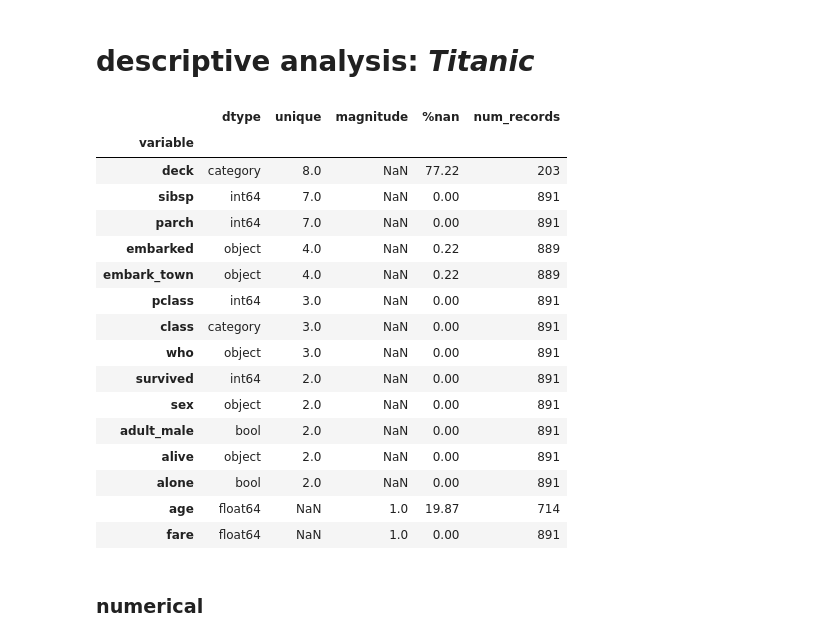
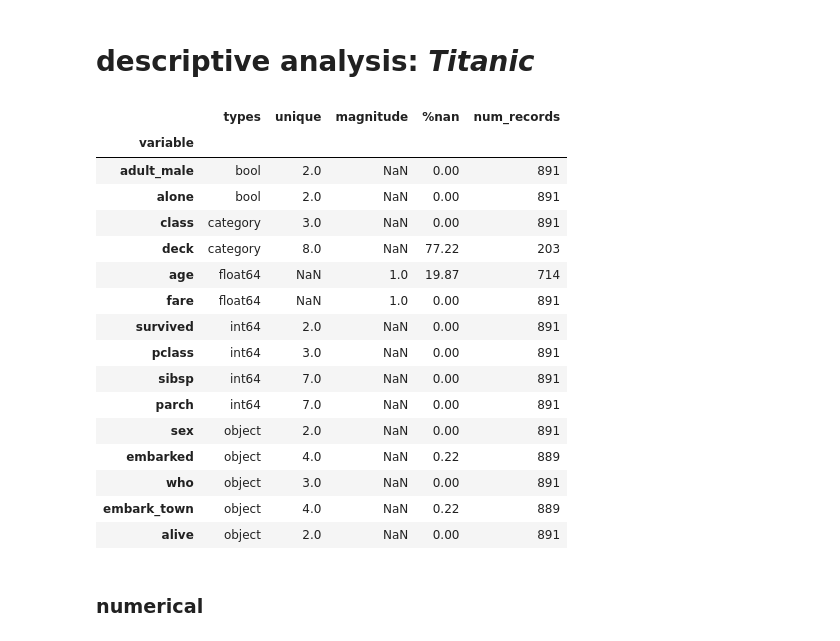
Before and after one commit to jmquintana79/utilsDS, a Jupyter notebook: notebooks/analysis/EDA/EDA-describe/notebook-EDA_describe.ipynb, the cells around one changed output. Saved outputs shown, nothing was run; the diff lists cells and outputs as text; code cells hidden in the pictures.

```diff
--- a/notebooks/analysis/EDA/EDA-describe/notebook-EDA_describe.ipynb
+++ b/notebooks/analysis/EDA/EDA-describe/notebook-EDA_describe.ipynb
@@ -89,22 +89,23 @@ data.shape
 # %% [markdown]
 # descriptive analysis: *Titanic*
 # %%
-info(data)
+dfinfo = info(data)
+dfinfo
 # %% [output]
-|  | dtype | unique | magnitude | %nan | num_records |
+|  | types | unique | magnitude | %nan | num_records |
 | variable |  |  |  |  |  |
+| adult_male | bool | 2.0 | NaN | 0.00 | 891 |
+| alone | bool | 2.0 | NaN | 0.00 | 891 |
+| class | category | 3.0 | NaN | 0.00 | 891 |
 | deck | category | 8.0 | NaN | 77.22 | 203 |
+| age | float64 | NaN | 1.0 | 19.87 | 714 |
+| fare | float64 | NaN | 1.0 | 0.00 | 891 |
+| survived | int64 | 2.0 | NaN | 0.00 | 891 |
+| pclass | int64 | 3.0 | NaN | 0.00 | 891 |
 | sibsp | int64 | 7.0 | NaN | 0.00 | 891 |
 | parch | int64 | 7.0 | NaN | 0.00 | 891 |
+| sex | object | 2.0 | NaN | 0.00 | 891 |
 | embarked | object | 4.0 | NaN | 0.22 | 889 |
+| who | object | 3.0 | NaN | 0.00 | 891 |
 | embark_town | object | 4.0 | NaN | 0.22 | 889 |
-| pclass | int64 | 3.0 | NaN | 0.00 | 891 |
-| class | category | 3.0 | NaN | 0.00 | 891 |
-| who | object | 3.0 | NaN | 0.00 | 891 |
-| survived | int64 | 2.0 | NaN | 0.00 | 891 |
-| sex | object | 2.0 | NaN | 0.00 | 891 |
-| adult_male | bool | 2.0 | NaN | 0.00 | 891 |
 | alive | object | 2.0 | NaN | 0.00 | 891 |
-| alone | bool | 2.0 | NaN | 0.00 | 891 |
-| age | float64 | NaN | 1.0 | 19.87 | 714 |
-| fare | float64 | NaN | 1.0 | 0.00 | 891 |
```
Also changed, not shown: parts of 16 cells of this notebook, 3 other files.
